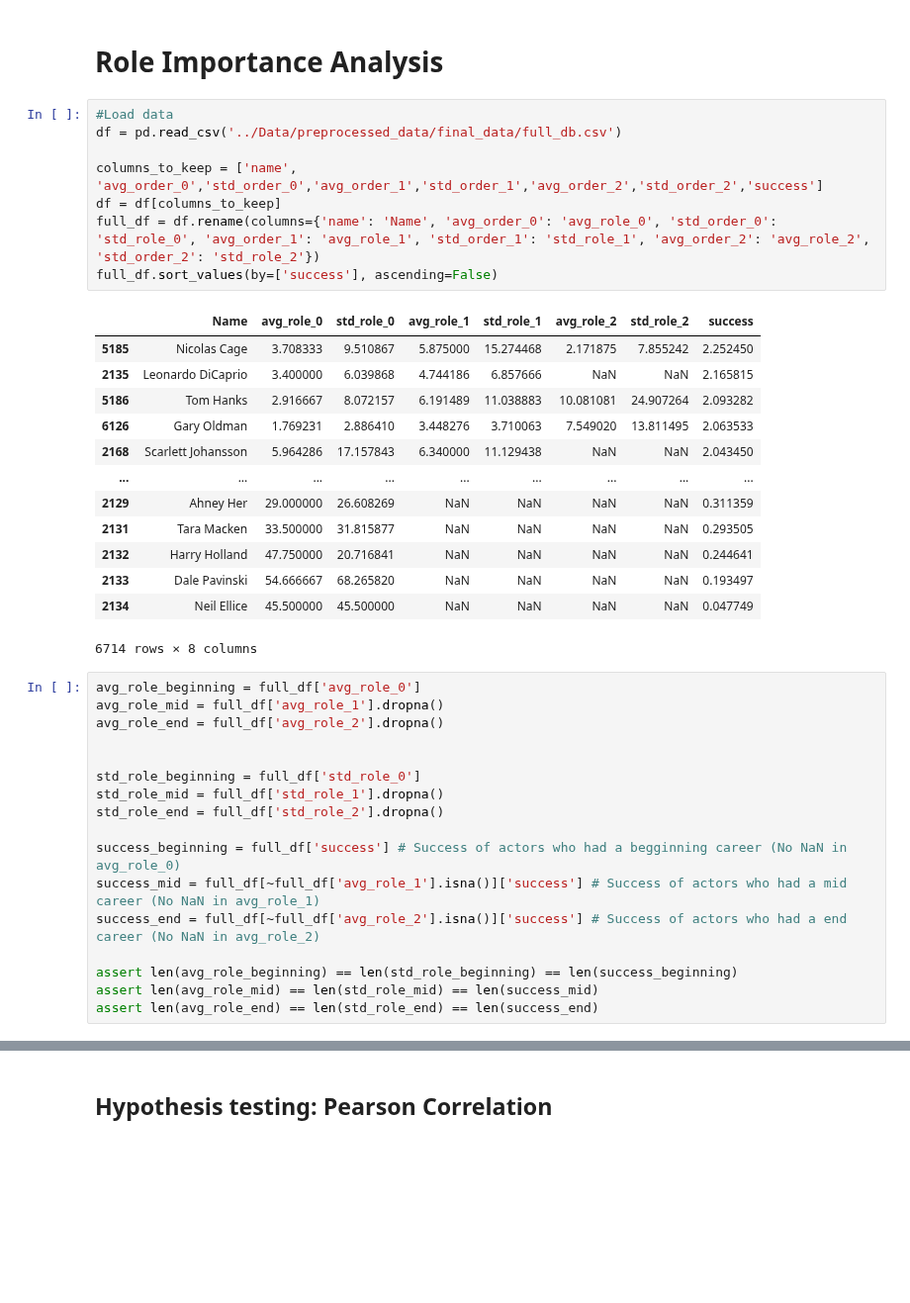
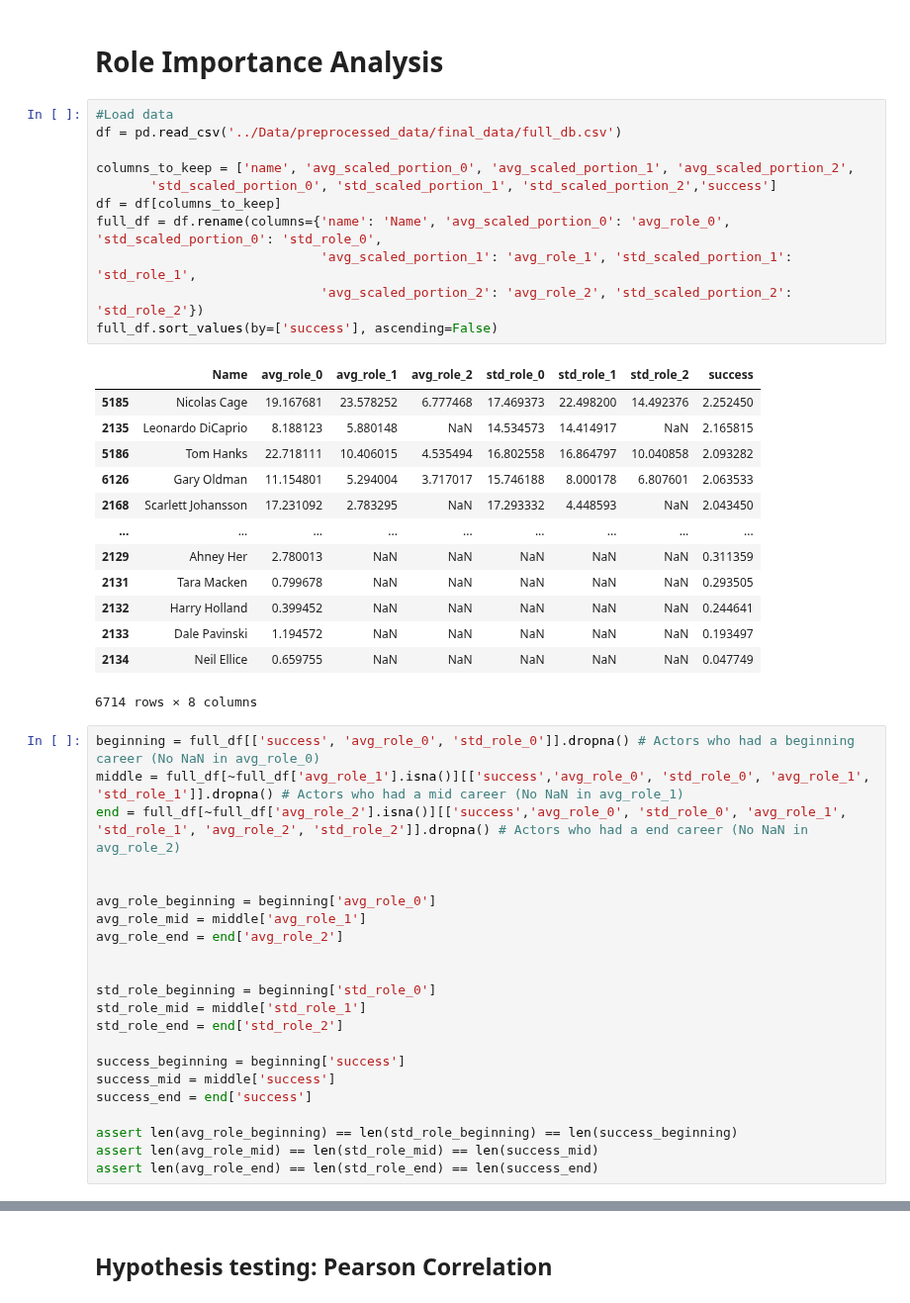
Before and after one commit to epfl-ada/ada-2023-project-cinemada, a Jupyter notebook: Preprocessing/analysis_lead.ipynb, the cells around one changed output, grey strips where cells are left out. Shown at 99% size. Cells and saved outputs as stored; diff of their text form; blank space fills up the shorter version.

```diff
--- a/Preprocessing/analysis_lead.ipynb
+++ b/Preprocessing/analysis_lead.ipynb
@@ -15,38 +33,46 @@ from sklearn.ensemble import GradientBoostingRegressor
 # %%
 #Load data
 df = pd.read_csv('../Data/preprocessed_data/final_data/full_db.csv')
 
-columns_to_keep = ['name', 'avg_order_0','std_order_0','avg_order_1','std_order_1','avg_order_2','std_order_2','success']
+columns_to_keep = ['name', 'avg_scaled_portion_0', 'avg_scaled_portion_1', 'avg_scaled_portion_2',
+       'std_scaled_portion_0', 'std_scaled_portion_1', 'std_scaled_portion_2','success']
 df = df[columns_to_keep]
-full_df = df.rename(columns={'name': 'Name', 'avg_order_0': 'avg_role_0', 'std_order_0': 'std_role_0', 'avg_order_1': 'avg_role_1', 'std_order_1': 'std_role_1', 'avg_order_2': 'avg_role_2', 'std_order_2': 'std_role_2'})
+full_df = df.rename(columns={'name': 'Name', 'avg_scaled_portion_0': 'avg_role_0', 'std_scaled_portion_0': 'std_role_0',
+                             'avg_scaled_portion_1': 'avg_role_1', 'std_scaled_portion_1': 'std_role_1',
+                             'avg_scaled_portion_2': 'avg_role_2', 'std_scaled_portion_2': 'std_role_2'})
 full_df.sort_values(by=['success'], ascending=False)
 # %% [output]
-|  | Name | avg_role_0 | std_role_0 | avg_role_1 | std_role_1 | avg_role_2 | std_role_2 | success |
-| 5185 | Nicolas Cage | 3.708333 | 9.510867 | 5.875000 | 15.274468 | 2.171875 | 7.855242 | 2.252450 |
-| 2135 | Leonardo DiCaprio | 3.400000 | 6.039868 | 4.744186 | 6.857666 | NaN | NaN | 2.165815 |
-| 5186 | Tom Hanks | 2.916667 | 8.072157 | 6.191489 | 11.038883 | 10.081081 | 24.907264 | 2.093282 |
-| 6126 | Gary Oldman | 1.769231 | 2.886410 | 3.448276 | 3.710063 | 7.549020 | 13.811495 | 2.063533 |
-| 2168 | Scarlett Johansson | 5.964286 | 17.157843 | 6.340000 | 11.129438 | NaN | NaN | 2.043450 |
+|  | Name | avg_role_0 | avg_role_1 | avg_role_2 | std_role_0 | std_role_1 | std_role_2 | success |
+| 5185 | Nicolas Cage | 19.167681 | 23.578252 | 6.777468 | 17.469373 | 22.498200 | 14.492376 | 2.252450 |
+| 2135 | Leonardo DiCaprio | 8.188123 | 5.880148 | NaN | 14.534573 | 14.414917 | NaN | 2.165815 |
+| 5186 | Tom Hanks | 22.718111 | 10.406015 | 4.535494 | 16.802558 | 16.864797 | 10.040858 | 2.093282 |
+| 6126 | Gary Oldman | 11.154801 | 5.294004 | 3.717017 | 15.746188 | 8.000178 | 6.807601 | 2.063533 |
+| 2168 | Scarlett Johansson | 17.231092 | 2.783295 | NaN | 17.293332 | 4.448593 | NaN | 2.043450 |
 | ... | ... | ... | ... | ... | ... | ... | ... | ... |
-| 2129 | Ahney Her | 29.000000 | 26.608269 | NaN | NaN | NaN | NaN | 0.311359 |
-| 2131 | Tara Macken | 33.500000 | 31.815877 | NaN | NaN | NaN | NaN | 0.293505 |
-| 2132 | Harry Holland | 47.750000 | 20.716841 | NaN | NaN | NaN | NaN | 0.244641 |
-| 2133 | Dale Pavinski | 54.666667 | 68.265820 | NaN | NaN | NaN | NaN | 0.193497 |
-| 2134 | Neil Ellice | 45.500000 | 45.500000 | NaN | NaN | NaN | NaN | 0.047749 |
+| 2129 | Ahney Her | 2.780013 | NaN | NaN | NaN | NaN | NaN | 0.311359 |
+| 2131 | Tara Macken | 0.799678 | NaN | NaN | NaN | NaN | NaN | 0.293505 |
+| 2132 | Harry Holland | 0.399452 | NaN | NaN | NaN | NaN | NaN | 0.244641 |
+| 2133 | Dale Pavinski | 1.194572 | NaN | NaN | NaN | NaN | NaN | 0.193497 |
+| 2134 | Neil Ellice | 0.659755 | NaN | NaN | NaN | NaN | NaN | 0.047749 |
 6714 rows × 8 columns
 # %%
-avg_role_beginning = full_df['avg_role_0']
-avg_role_mid = full_df['avg_role_1'].dropna()
-avg_role_end = full_df['avg_role_2'].dropna()
+beginning = full_df[['success', 'avg_role_0', 'std_role_0']].dropna() # Actors who had a beginning career (No NaN in avg_role_0)
+middle = full_df[~full_df['avg_role_1'].isna()][['success','avg_role_0', 'std_role_0', 'avg_role_1', 'std_role_1']].dropna() # Actors who had a mid career (No NaN in avg_role_1)
+end = full_df[~full_df['avg_role_2'].isna()][['success','avg_role_0', 'std_role_0', 'avg_role_1', 'std_role_1', 'avg_role_2', 'std_role_2']].dropna() # Actors who had a end career (No NaN in avg_role_2)
 
 
-std_role_beginning = full_df['std_role_0']
-std_role_mid = full_df['std_role_1'].dropna()
-std_role_end = full_df['std_role_2'].dropna()
+avg_role_beginning = beginning['avg_role_0']
+avg_role_mid = middle['avg_role_1']
+avg_role_end = end['avg_role_2']
 
-success_beginning = full_df['success'] # Success of actors who had a begginning career (No NaN in avg_role_0)
-success_mid = full_df[~full_df['avg_role_1'].isna()]['success'] # Success of actors who had a mid career (No NaN in avg_role_1)
-success_end = full_df[~full_df['avg_role_2'].isna()]['success'] # Success of actors who had a end career (No NaN in avg_role_2)
+
+std_role_beginning = beginning['std_role_0']
+std_role_mid = middle['std_role_1']
+std_role_end = end['std_role_2']
+
+success_beginning = beginning['success']
+success_mid = middle['success']
+success_end = end['success']
 
 assert len(avg_role_beginning) == len(std_role_beginning) == len(success_beginning)
 assert len(avg_role_mid) == len(std_role_mid) == len(success_mid)
```
Also changed, not shown: parts of 8 cells of this notebook, 2 other files.
